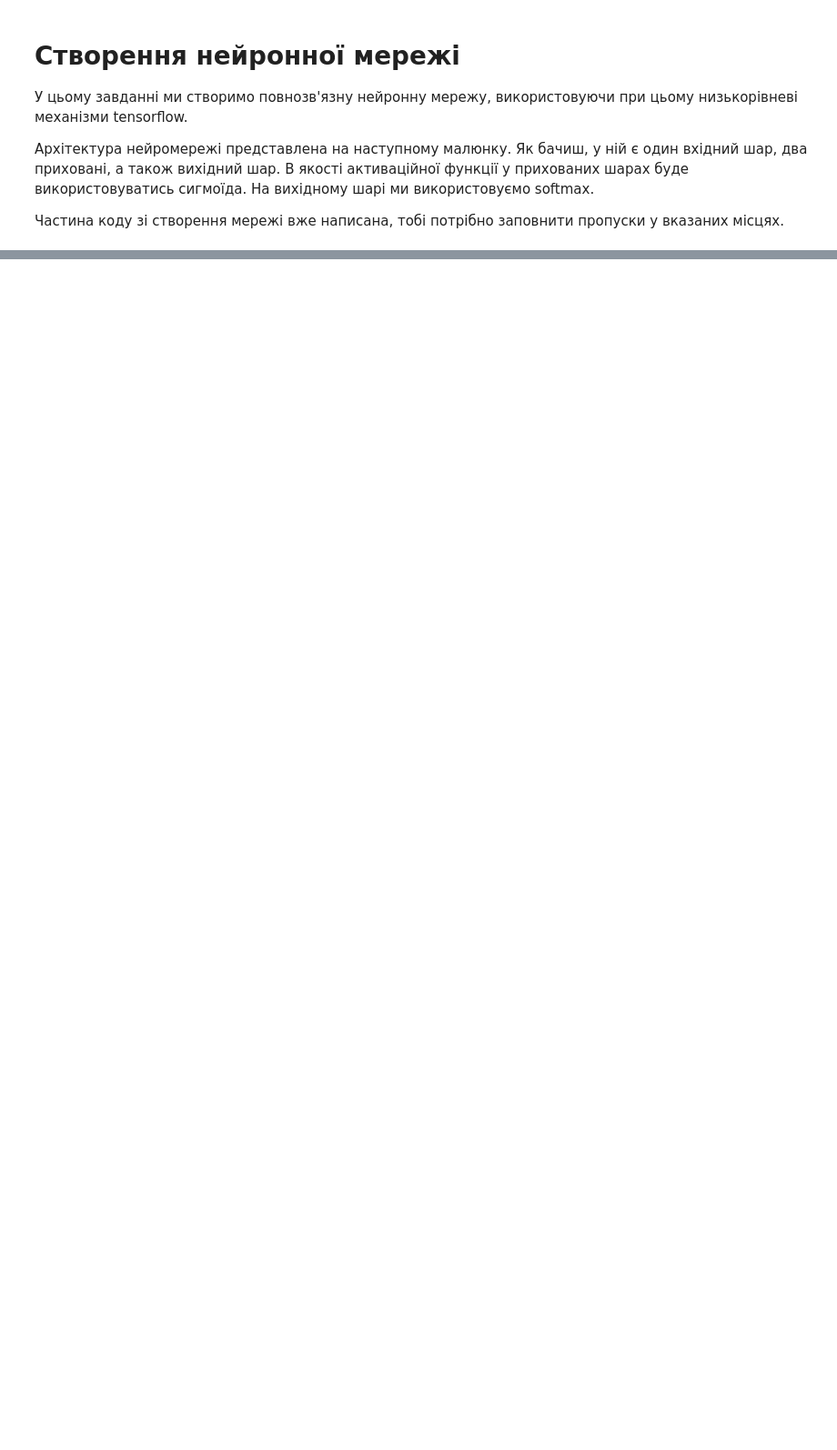
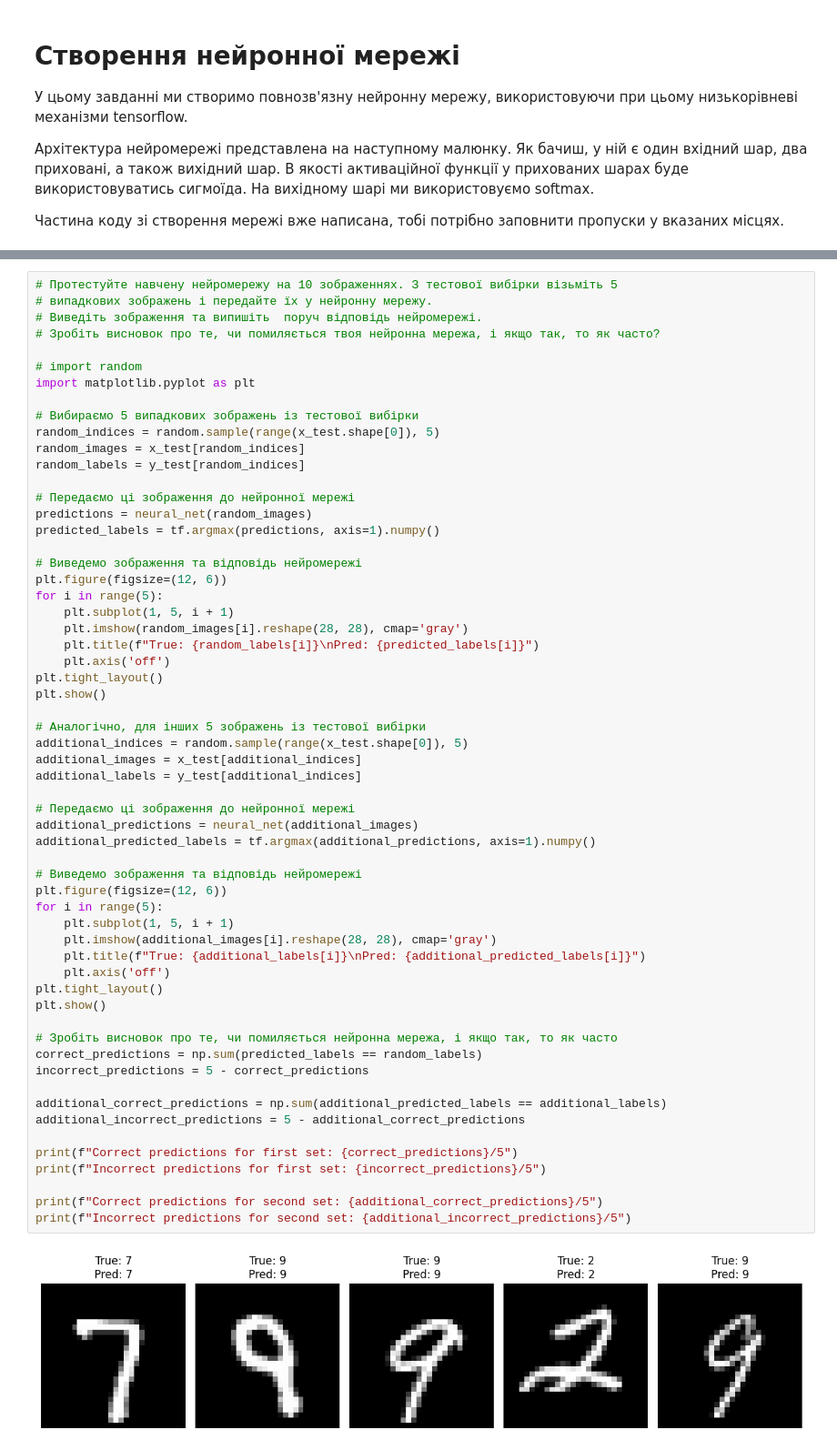
Before and after one commit to OlexandrYakovenko/goit_dsml-hw-11, a Jupyter notebook: HW11.ipynb, the cells around one changed output, grey strips where cells are left out. Shown at 91% size. Drawn from its saved outputs; the diff is of its cells as text; blank space fills up the shorter version.

```diff
--- a/HW11.ipynb
+++ b/HW11.ipynb
@@ -222,0 +251,61 @@ Test Accuracy: 0.2731
+# %%
+# Протестуйте навчену нейромережу на 10 зображеннях. З тестової вибірки візьміть 5
+# випадкових зображень і передайте їх у нейронну мережу.
+# Виведіть зображення та випишіть  поруч відповідь нейромережі.
+# Зробіть висновок про те, чи помиляється твоя нейронна мережа, і якщо так, то як часто?
+
+# import random
+import matplotlib.pyplot as plt
+
+# Вибираємо 5 випадкових зображень із тестової вибірки
+random_indices = random.sample(range(x_test.shape[0]), 5)
+random_images = x_test[random_indices]
+random_labels = y_test[random_indices]
+
+# Передаємо ці зображення до нейронної мережі
+predictions = neural_net(random_images)
+predicted_labels = tf.argmax(predictions, axis=1).numpy()
+
+# Виведемо зображення та відповідь нейромережі
+plt.figure(figsize=(12, 6))
+for i in range(5):
+    plt.subplot(1, 5, i + 1)
+    plt.imshow(random_images[i].reshape(28, 28), cmap='gray')
+    plt.title(f"True: {random_labels[i]}\nPred: {predicted_labels[i]}")
+    plt.axis('off')
+plt.tight_layout()
+plt.show()
+
+# Аналогічно, для інших 5 зображень із тестової вибірки
+additional_indices = random.sample(range(x_test.shape[0]), 5)
+additional_images = x_test[additional_indices]
+additional_labels = y_test[additional_indices]
+
+# Передаємо ці зображення до нейронної мережі
+additional_predictions = neural_net(additional_images)
+additional_predicted_labels = tf.argmax(additional_predictions, axis=1).numpy()
+
+# Виведемо зображення та відповідь нейромережі
+plt.figure(figsize=(12, 6))
+for i in range(5):
+    plt.subplot(1, 5, i + 1)
+    plt.imshow(additional_images[i].reshape(28, 28), cmap='gray')
+    plt.title(f"True: {additional_labels[i]}\nPred: {additional_predicted_labels[i]}")
+    plt.axis('off')
+plt.tight_layout()
+plt.show()
+
+# Зробіть висновок про те, чи помиляється нейронна мережа, і якщо так, то як часто
+correct_predictions = np.sum(predicted_labels == random_labels)
+incorrect_predictions = 5 - correct_predictions
+
+additional_correct_predictions = np.sum(additional_predicted_labels == additional_labels)
+additional_incorrect_predictions = 5 - additional_correct_predictions
+
+print(f"Correct predictions for first set: {correct_predictions}/5")
+print(f"Incorrect predictions for first set: {incorrect_predictions}/5")
+
+print(f"Correct predictions for second set: {additional_correct_predictions}/5")
+print(f"Incorrect predictions for second set: {additional_incorrect_predictions}/5")
+# %% [output]
+[figure, added]
```
Also changed, not shown: parts of 17 cells of this notebook.
